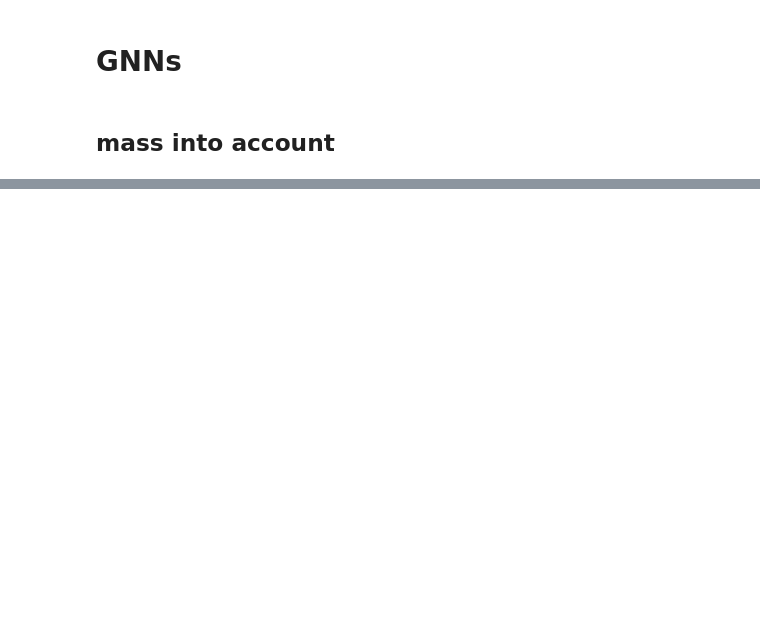
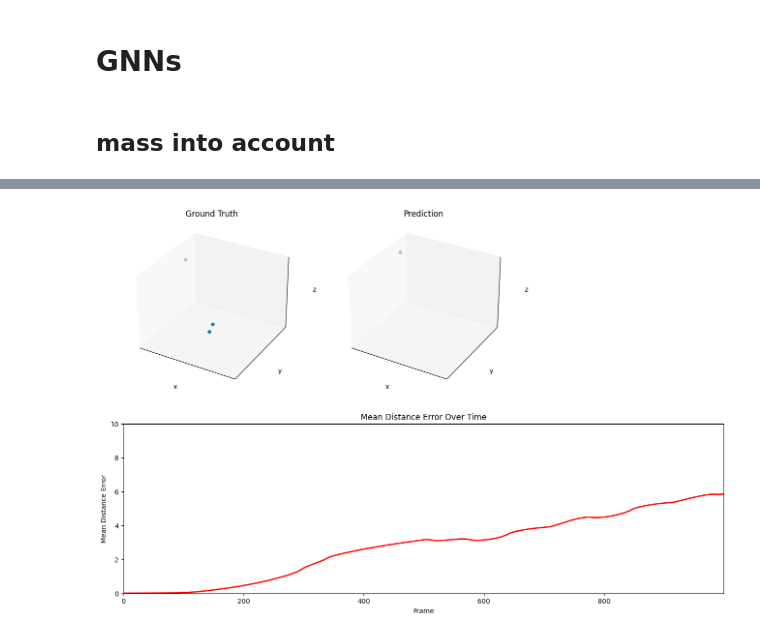
Before and after one commit to bikuta6/nbody-deep-sim, a Jupyter notebook: gnns.ipynb, the cells around one changed output, grey strips where cells are left out. Cells and saved outputs as stored; diff of their text form; code cells hidden in the pictures; blank space fills up the shorter version.

```diff
--- a/gnns.ipynb
+++ b/gnns.ipynb
@@ -115,20 +114,20 @@ def generate_graph_dataset(data, radius):
 # %%
 # Initialize model and optimizer
 import os
-model = ParticleGNN(input_dim=9, fc_dim=128, fc_layers=1, gnn_dim=128, message_passing_steps=5, output_dim=3)
+model = ParticleGNN(input_dim=9, fc_dim=256, fc_layers=2, gnn_dim=256, message_passing_steps=5, output_dim=3)
 # load model weights
-model.load_state_dict(torch.load('./models/'+sorted(os.listdir('models'), key=lambda x: int(x.split('.')[0].split('_')[-1]))[-1]))
-optimizer = torch.optim.Adam(model.parameters(), lr=0.0001)
-device = torch.device('cuda' if torch.cuda.is_available() else 'cpu')
+device = torch.device('cuda' if torch.cuda.is_available() else 'mps' if torch.backends.mps.is_available() else 'cpu')
 model = model.to(device)
+#model.load_state_dict(torch.load('./models/'+sorted(os.listdir('models'), key=lambda x: int(x.split('.')[0].split('_')[-1]))[-1], map_location=torch.device(device)))
 # %%
+optimizer = torch.optim.Adam(model.parameters(), lr=1e-4)
 
 ROUNDS = 50
 EPOCHS = 4
-SCENES = 50
+SCENES = 10
 WINDOW_SIZE = 0
 N_BODIES = 3
-BATCH_SIZE = 16
+BATCH_SIZE = 64
 RADIUS = 2.0
 
 
@@ -136,7 +135,7 @@ RADIUS = 2.0
 model.train()
 for r in range(ROUNDS):
     print(f'--- Round {r} ---')
-    data = generate_dataset_nbodies(n_scenes=SCENES, n_bodies=N_BODIES)
+    data = generate_dataset_1gal(n_scenes=SCENES, window_size=WINDOW_SIZE)
     print('Converting to graphs...')
     graphs = generate_graph_dataset(data, RADIUS)
     dataloader = DataLoader(graphs, batch_size=BATCH_SIZE)
@@ -155,6 +154,7 @@ for r in range(ROUNDS):
         print(f'Epoch {epoch+1}, Loss: {torch.tensor(epoch_losses).mean()}')
     del data, graphs, dataloader
     torch.cuda.empty_cache()
+    torch.mps.empty_cache()
     if (r+1) % 10 == 0:
         print('Saving model...')
         torch.save(model.state_dict(), f'./models/particle_gnn_{r}.pth')
@@ -215,7 +199,7 @@ def sim_accelerations(positions, masses, G=1.0, softening=0.1):
     return np.hstack((ax, ay, az))
 
 def generate_rollout(model, scene, n_steps=1000, dt=0.01):
-    device = torch.device('cuda' if torch.cuda.is_available() else 'cpu')
+    device = torch.device('cuda' if torch.cuda.is_available() else 'mps' if torch.backends.mps.is_available() else 'cpu')
     masses = torch.tensor(scene['masses']).unsqueeze(-1)
     positions = torch.tensor(scene['frames'][0]['pos'])
     velocities = torch.tensor(scene['frames'][0]['vel'])
@@ -245,7 +229,7 @@ def generate_rollout(model, scene, n_steps=1000, dt=0.01):
 def generate_rollout_mixed(model, scene, n_steps=1000, dt=0.01, model_percentage=0.5):
 
 
-    device = torch.device('cuda' if torch.cuda.is_available() else 'cpu')
+    device = torch.device('cuda' if torch.cuda.is_available() else 'mps' if torch.backends.mps.is_available() else 'cpu')
     masses = torch.tensor(scene['masses']).unsqueeze(-1)
     positions = torch.tensor(scene['frames'][0]['pos'])
     velocities = torch.tensor(scene['frames'][0]['vel'])
@@ -276,11 +260,17 @@ def generate_rollout_mixed(model, scene, n_steps=1000, dt=0.01, model_percentage
     return np.array(pos_pred), np.array(acc_pred)
 
 
+import numpy as np
+import matplotlib.pyplot as plt
+from matplotlib.animation import FuncAnimation
+import torch
+
 def animate_scene(scene, pos_pred):
-    # create a 2 animation side by side, do in 3d
-    fig = plt.figure(figsize=(16, 8))
+    # Create a 2D animation with a line plot below
+    fig = plt.figure(figsize=(16, 10))
 
-    ax1 = fig.add_subplot(121, projection='3d')
+    # 3D scatter plot for Ground Truth
+    ax1 = fig.add_subplot(231, projection='3d')
     ax1.set_xlim(-2, 2)
     ax1.set_ylim(-2, 2)
     ax1.set_zlim(-2, 2)
@@ -292,8 +282,8 @@ def animate_scene(scene, pos_pred):
     ax1.set_zticks([])
     ax1.set_title('Ground Truth')
 
-
-    ax2 = fig.add_subplot(122, projection='3d')
+    # 3D scatter plot for Prediction
+    ax2 = fig.add_subplot(232, projection='3d')
     ax2.set_xlim(-2, 2)
     ax2.set_ylim(-2, 2)
     ax2.set_zlim(-2, 2)
@@ -304,28 +294,48 @@ def animate_scene(scene, pos_pred):
     ax2.set_yticks([])
     ax2.set_zticks([])
     ax2.set_title('Prediction')
+
+    # Line plot for mean distance error over time
+    ax3 = fig.add_subplot(212)
+    ax3.set_xlim(0, len(pos_pred) - 1)
+    ax3.set_ylim(0, 10)
+    ax3.set_xlabel('Frame')
+    ax3.set_ylabel('Mean Distance Error')
+    ax3.set_title('Mean Distance Error Over Time')
+    line, = ax3.plot([], [], color='r', lw=2)
+
+    # Prepare the data
     n_bodies = len(scene['masses'])
     gt_pos = np.array([frame['pos'] for frame in scene['frames']])
     scat1 = ax1.scatter(gt_pos[0, :, 0], gt_pos[0, :, 1], gt_pos[0, :, 2])
-
     scat2 = ax2.scatter(pos_pred[0, :, 0], pos_pred[0, :, 1], pos_pred[0, :, 2])
 
+    # Calculate mean distances for each frame
+    mean_distance_per_step = [
+        mean_distance(torch.tensor(pos_pred[i]), torch.tensor(gt_pos[i])).item()
+        for i in range(len(pos_pred))
+    ]
+
+    # Update function for animation
     def update(frame):
+        # Update 3D scatter plots
         scat1._offsets3d = (gt_pos[frame, :, 0], gt_pos[frame, :, 1], gt_pos[frame, :, 2])
         scat2._offsets3d = (pos_pred[frame, :, 0], pos_pred[frame, :, 1], pos_pred[frame, :, 2])
-        return scat1, scat2
 
-    mean_distance_per_step = []
-    for i in range(len(pos_pred)):
-        mean_distance_per_step.append(mean_distance(torch.tensor(pos_pred[i]), torch.tensor(gt_pos[i])).item())
-    print(f'Mean distance in whole sim: {np.mean(mean_distance_per_step)}')
+        # Update line plot with error values up to current frame
+        line.set_data(np.arange(frame + 1), mean_distance_per_step[:frame + 1])
 
+        return scat1, scat2, line
+
+    # Create animation
     anim = FuncAnimation(fig, update, frames=len(pos_pred), blit=True, interval=10)
+
     return anim, mean_distance_per_step
 
 
 
-scene = generate_n_body_scene(n_bodies=100)
+scene = generate_n_body_scene(n_bodies=3)
 pos_pred, acc_pred = generate_rollout_mixed(model, scene, n_steps=1000, dt=0.01, model_percentage=1)
-#ani, mean_dist = animate_scene(scene, pos_pred)
-#HTML(ani.to_html5_video())
+ani, mean_dist = animate_scene(scene, pos_pred)
+HTML(ani.to_html5_video())
+# %% [output]
@@ -331,0 +343 @@ pos_pred, acc_pred = generate_rollout_mixed(model, scene, n_steps=1000, dt=0.01,
+[figure, added]
```
Also changed, not shown: parts of 4 cells of this notebook, 7 other files.
